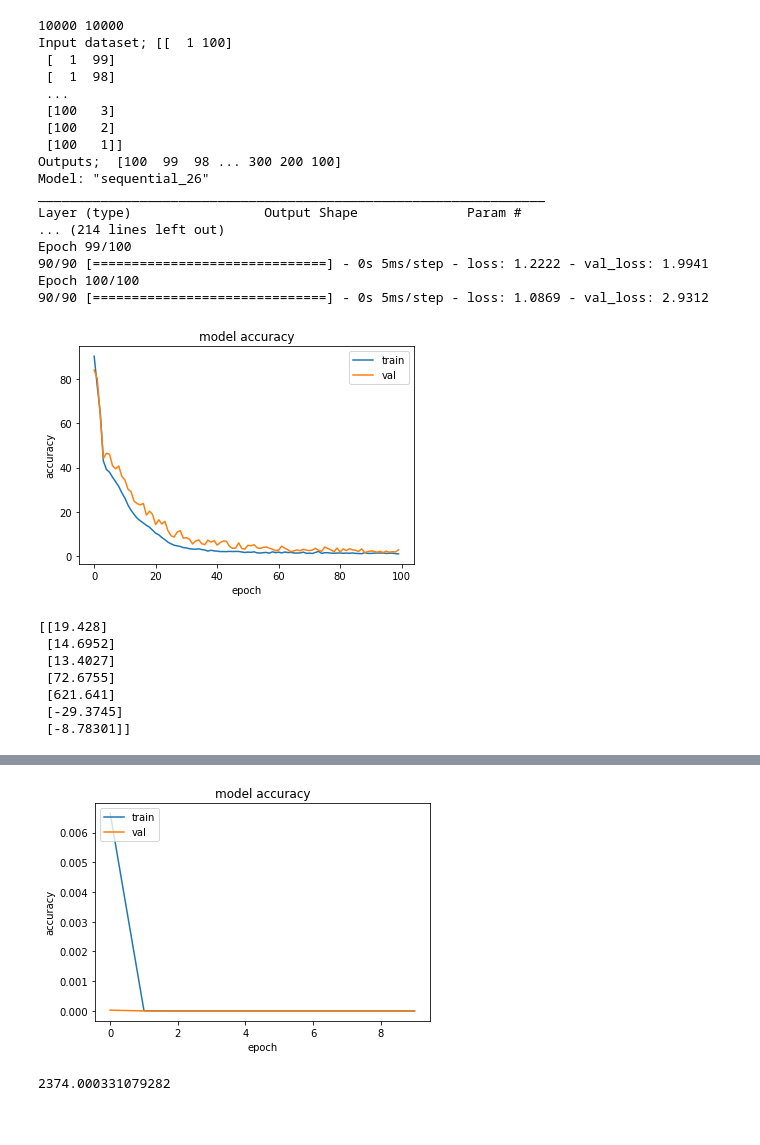
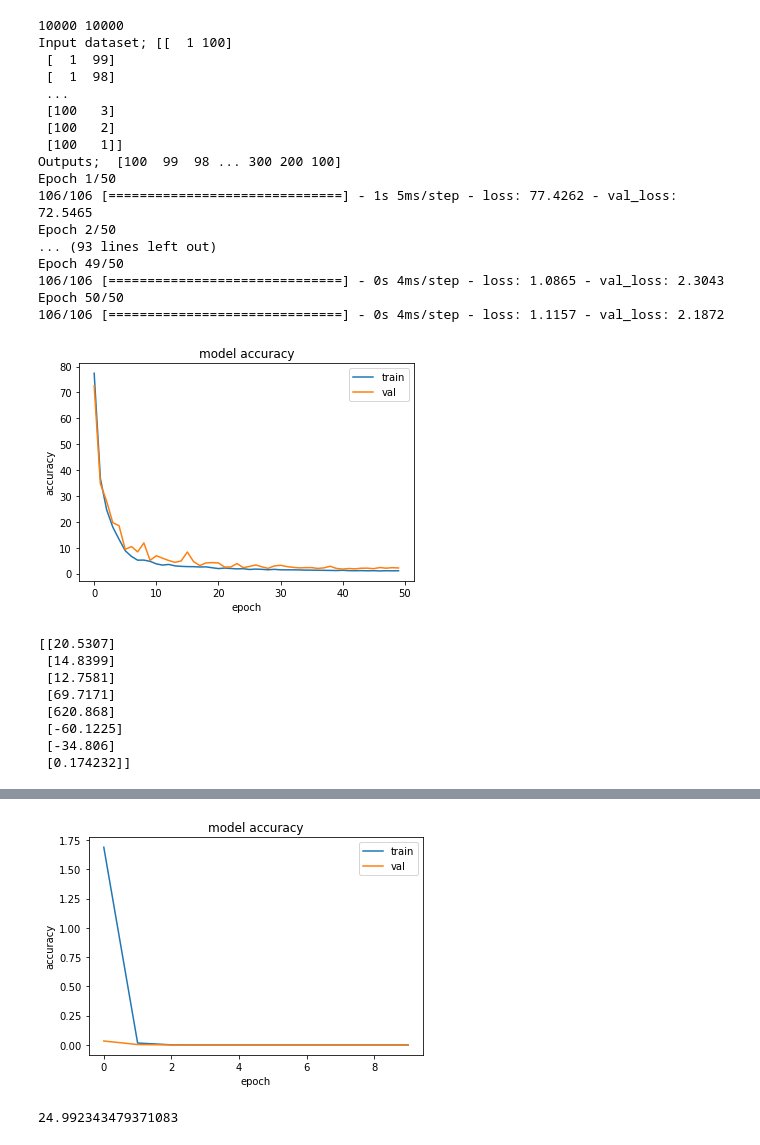
Before and after one commit to doneforaiur/ardic-mulakat, a Jupyter notebook: mult_ai.ipynb, the cells around one changed output, grey strips where cells are left out. Saved outputs shown, nothing was run; the diff lists cells and outputs as text; code cells hidden in the pictures.

```diff
--- a/mult_ai.ipynb
+++ b/mult_ai.ipynb
@@ -9,7 +9,7 @@ import random
 import tensorflow as tf
 from tensorflow import keras
 from keras import Input, Model
-from keras.layers import Dense, Dropout
+from keras.layers import Dense
 from keras.models import Sequential
 from matplotlib import pyplot as plt
 
@@ -22,7 +22,7 @@ Y = list(range(100,0,-1))
 
 
 trainingInput = np.array([ [x,y] for x in X for y in Y])
-trainingOutput = np.array([ x*y for x in X for y in Y])
+trainingOutput = np.array([ (x*y) for x in X for y in Y])
 
 print(len(trainingInput),len(trainingOutput))
 
@@ -34,17 +34,19 @@ model = keras.Sequential([
     tf.keras.layers.Dense(64, activation="relu"),
     tf.keras.layers.Dense(64, activation="relu"),
     tf.keras.layers.Dense(64, activation="relu"),
-    tf.keras.layers.Dense(64, activation="relu"),
-
     keras.layers.Dense(1)
 ])
 
 
-opt = keras.optimizers.Adam(learning_rate=0.0005)
-model.compile(optimizer=opt, loss='mape')
+lr_schedule = keras.optimizers.schedules.ExponentialDecay(
+    initial_learning_rate=5e-3,
+    decay_steps=106,
+    decay_rate=0.95)
 
-print(model.summary())
-history = model.fit(trainingInput, trainingOutput, batch_size=100, validation_split=0.1, epochs=100, verbose=1, shuffle=True)
+opt = keras.optimizers.Adam(learning_rate=lr_schedule)
+model.compile(optimizer=opt, loss="mape")
+
+history = model.fit(trainingInput, trainingOutput, batch_size=90, validation_split=0.05, epochs=50, verbose=1, shuffle=True)
 
 plt.plot(history.history['loss'])
 plt.plot(history.history['val_loss'])
@@ -63,27 +65,28 @@ Input dataset; [[  1 100]
  [100   2]
  [100   1]]
 Outputs;  [100  99  98 ... 300 200 100]
-Model: "sequential_26"
-_________________________________________________________________
-Layer (type)                 Output Shape              Param #
-... (214 lines left out)
-Epoch 99/100
-90/90 [==============================] - 0s 5ms/step - loss: 1.2222 - val_loss: 1.9941
-Epoch 100/100
-90/90 [==============================] - 0s 5ms/step - loss: 1.0869 - val_loss: 2.9312
+Epoch 1/50
+106/106 [==============================] - 1s 5ms/step - loss: 77.4262 - val_loss: 72.5465
+Epoch 2/50
+... (93 lines left out)
+Epoch 49/50
+106/106 [==============================] - 0s 4ms/step - loss: 1.0865 - val_loss: 2.3043
+Epoch 50/50
+106/106 [==============================] - 0s 4ms/step - loss: 1.1157 - val_loss: 2.1872
-[figure, old version]
+[figure, new version]
 # %%
-a = np.array([[10, 2], [3.5,4], [21, 0.5], [1.5, 48.6], [25, 25], [-10, 10], [-5, 5]])
+a = np.array([[10, 2], [3.5,4], [0.5, 21], [48.6, 1.5], [25, 25], [-10, 10], [-5, 5], [-5,-5]])
 np.set_printoptions(formatter={"float_kind": lambda x: "%g" % x})
 print(model.predict(a))
 # %% [output]
-[[19.428]
- [14.6952]
- [13.4027]
- [72.6755]
- [621.641]
- [-29.3745]
- [-8.78301]]
+[[20.5307]
+ [14.8399]
+ [12.7581]
+ [69.7171]
+ [620.868]
+ [-60.1225]
+ [-34.806]
+ [0.174232]]
 # %%
 # Log version
 
@@ -107,12 +110,11 @@ print(trainingOutput)
 
 log_model = keras.Sequential([
     keras.layers.Flatten(input_shape=(2,)),
-    keras.layers.Dense(1, activation="relu"),
-	#keras.layers.Dense(20, activation="relu"),
+    keras.layers.Dense(1, "relu"),
     keras.layers.Dense(1)
 ])
 
-opt = keras.optimizers.Adam(learning_rate=0.01)
+opt = keras.optimizers.Adam(learning_rate=0.1)
 log_model.compile(optimizer=opt, loss="mse")
 
 history = log_model.fit(trainingInput, trainingOutput, batch_size=50, validation_split=0.1, epochs=10, verbose=1)
@@ -122,7 +124,7 @@ plt.plot(history.history['val_loss'])
 plt.title('model accuracy')
 plt.ylabel('accuracy')
 plt.xlabel('epoch')
-plt.legend(['train', 'val'], loc='upper left')
+plt.legend(['train', 'val'], loc='upper right')
 plt.show()
 # %% [output]
 [[0 4.60517]
@@ -145,7 +147,7 @@ Epoch 10/10
-[figure, old version]
+[figure, new version]
 # %%
-a = np.array([[math.log(100), math.log(23.74)]])
+a = np.array([[math.log(50), math.log(0.5)]])
 np.set_printoptions(formatter={"float_kind": lambda x: "%g" % x})
 print(math.exp(log_model.predict(a)))
 # %% [output]
-2374.000331079282
+24.992343479371083
```
Also changed, not shown: parts of 1 cell of this notebook.
